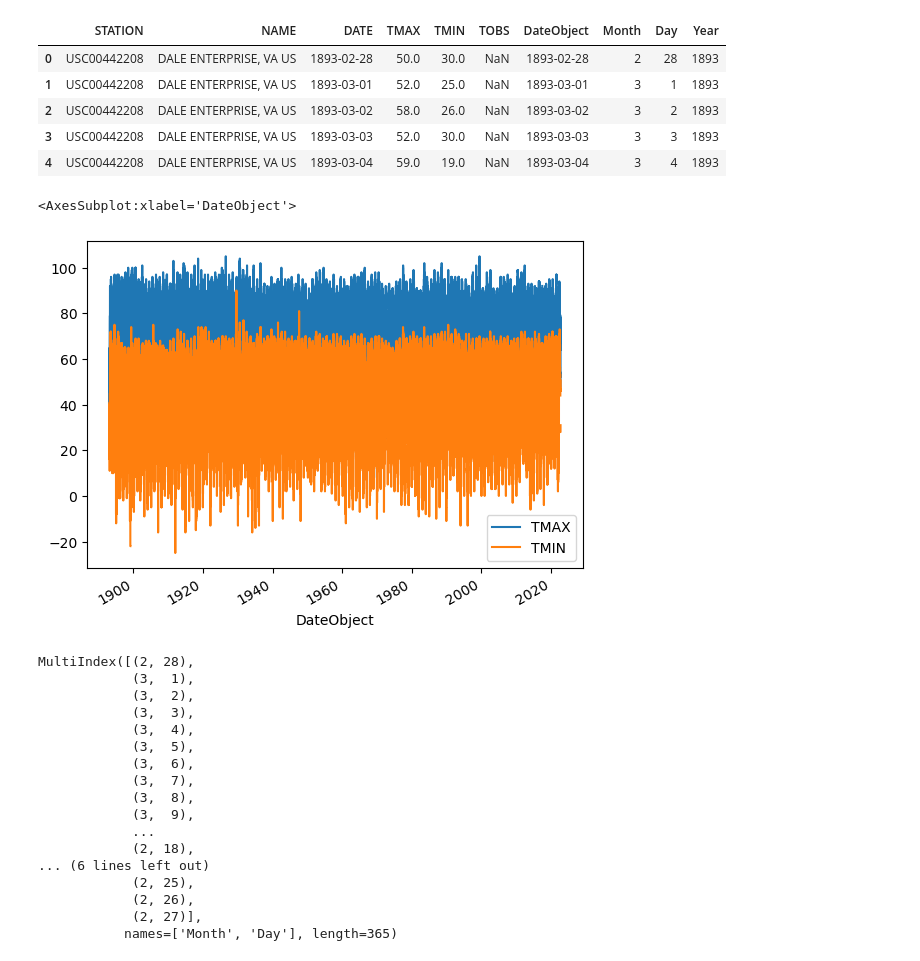
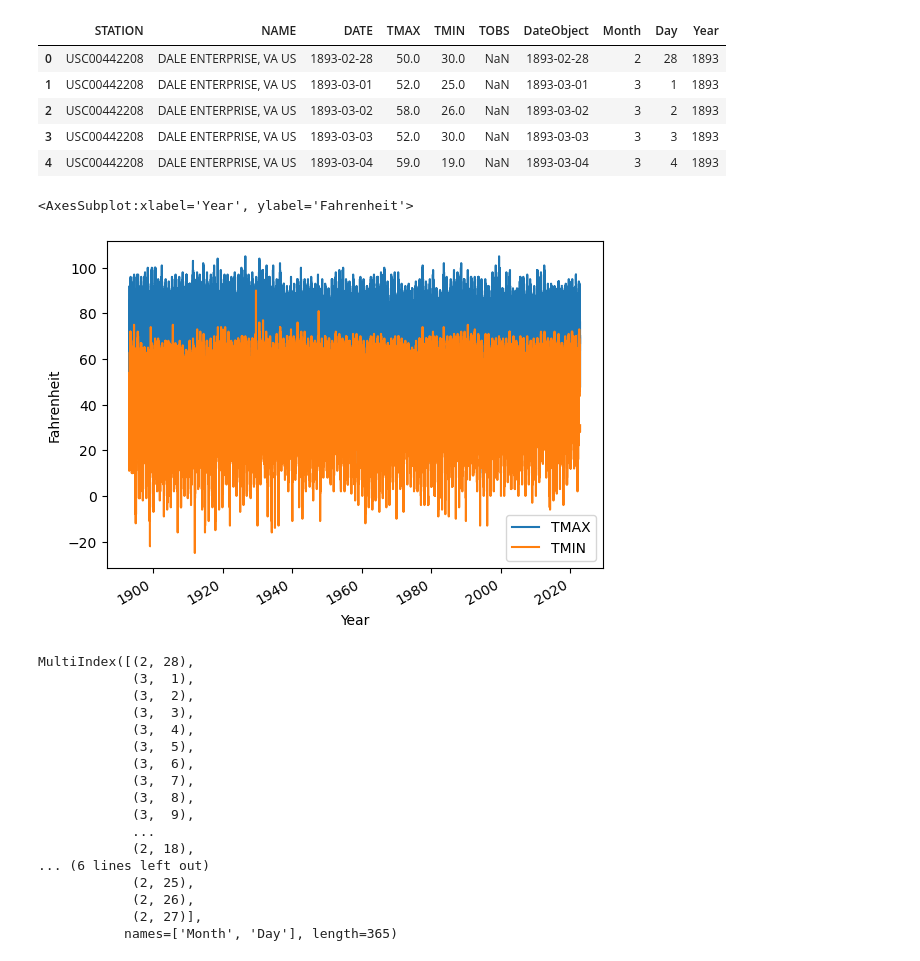
Before and after one commit to TobGerken/ISAT300, a Jupyter notebook: SemesterProject/DataPreparation.ipynb, the cells around one changed output. Saved outputs shown, nothing was run; the diff lists cells and outputs as text; code cells hidden in the pictures.

Commit message:
added legend and data location

```diff
--- a/SemesterProject/DataPreparation.ipynb
+++ b/SemesterProject/DataPreparation.ipynb
@@ -3,7 +3,7 @@
 import pandas as pd
 import numpy as np
 # %%
-DaleEnterPriseData = 'https://raw.githubusercontent.com/TobGerken/ISAT300/main/Data/DaleEnterprise_TMINTMAXTOBS_20221023.csv'
+DaleEnterPriseData = 'https://raw.githubusercontent.com/TobGerken/ISAT300/main/SemesterProject/DaleEnterprise_TMINTMAXTOBS_20221023.csv'
 
 df= pd.read_csv(DaleEnterPriseData)
 print(df.shape)
@@ -59,11 +59,11 @@ df.head()
 | 2 | USC00442208 | DALE ENTERPRISE, VA US | 1893-03-02 | 58.0 | 26.0 | NaN | 1893-03-02 | 3 | 2 | 1893 |
 | 3 | USC00442208 | DALE ENTERPRISE, VA US | 1893-03-03 | 52.0 | 30.0 | NaN | 1893-03-03 | 3 | 3 | 1893 |
 | 4 | USC00442208 | DALE ENTERPRISE, VA US | 1893-03-04 | 59.0 | 19.0 | NaN | 1893-03-04 | 3 | 4 | 1893 |
-# %%
-df[['DateObject','TMAX','TMIN']].plot(x='DateObject')
-# %% [output]
-<AxesSubplot:xlabel='DateObject'>
-[figure, removed]
+# %%
+df[['DateObject','TMAX','TMIN']].plot(x='DateObject', ylabel = 'Fahrenheit', xlabel='Year')
+# %% [output]
+<AxesSubplot:xlabel='Year', ylabel='Fahrenheit'>
+[figure, added]
 # %%
 df_max= df.pivot(index='Year', columns=['Month', 'Day'], values='TMAX')
 df_min= df.pivot(index='Year', columns=['Month', 'Day'], values='TMIN')
```
Also changed, not shown: parts of 13 cells of this notebook.
